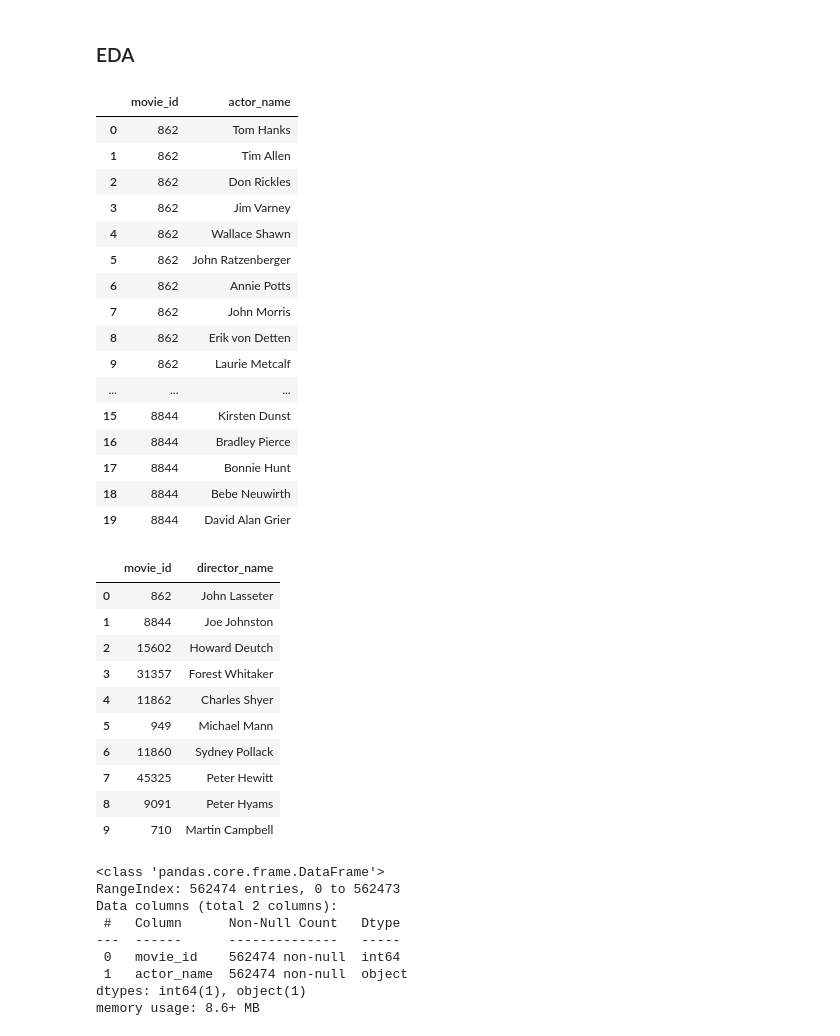
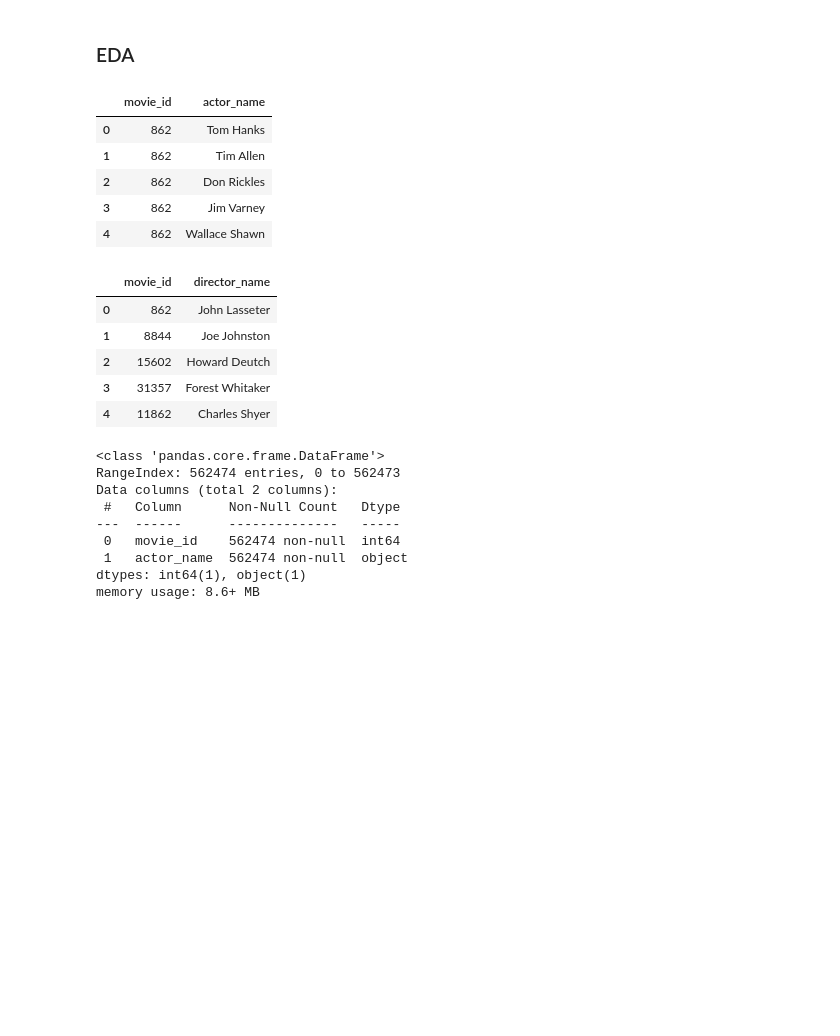
Before and after one commit to Vierinsky/pimlops_fviera, a Jupyter notebook: etl_eda_credits.ipynb, the cells around one changed output. Cells and saved outputs as stored; diff of their text form; code cells hidden in the pictures; blank space fills up the shorter version.

```diff
--- a/etl_eda_credits.ipynb
+++ b/etl_eda_credits.ipynb
@@ -54,27 +54,16 @@ actors_df, directors_df = extraer_actores_directores(credits_path)
 # %% [markdown]
 ### EDA
 # %%
-actors_df.head(20)
+actors_df.head()
 # %% [output]
 |  | movie_id | actor_name |
 | 0 | 862 | Tom Hanks |
 | 1 | 862 | Tim Allen |
 | 2 | 862 | Don Rickles |
 | 3 | 862 | Jim Varney |
 | 4 | 862 | Wallace Shawn |
-| 5 | 862 | John Ratzenberger |
-| 6 | 862 | Annie Potts |
-| 7 | 862 | John Morris |
-| 8 | 862 | Erik von Detten |
-| 9 | 862 | Laurie Metcalf |
-| ... | ... | ... |
-| 15 | 8844 | Kirsten Dunst |
-| 16 | 8844 | Bradley Pierce |
-| 17 | 8844 | Bonnie Hunt |
-| 18 | 8844 | Bebe Neuwirth |
-| 19 | 8844 | David Alan Grier |
 # %%
-directors_df.head(10)
+directors_df.head()
 # %% [output]
 |  | movie_id | director_name |
 | 0 | 862 | John Lasseter |
@@ -82,11 +71,6 @@ directors_df.head(10)
 | 2 | 15602 | Howard Deutch |
 | 3 | 31357 | Forest Whitaker |
 | 4 | 11862 | Charles Shyer |
-| 5 | 949 | Michael Mann |
-| 6 | 11860 | Sydney Pollack |
-| 7 | 45325 | Peter Hewitt |
-| 8 | 9091 | Peter Hyams |
-| 9 | 710 | Martin Campbell |
 # %%
 actors_df.info()
 # %% [output]
```
Also changed, not shown: 4 other files.
